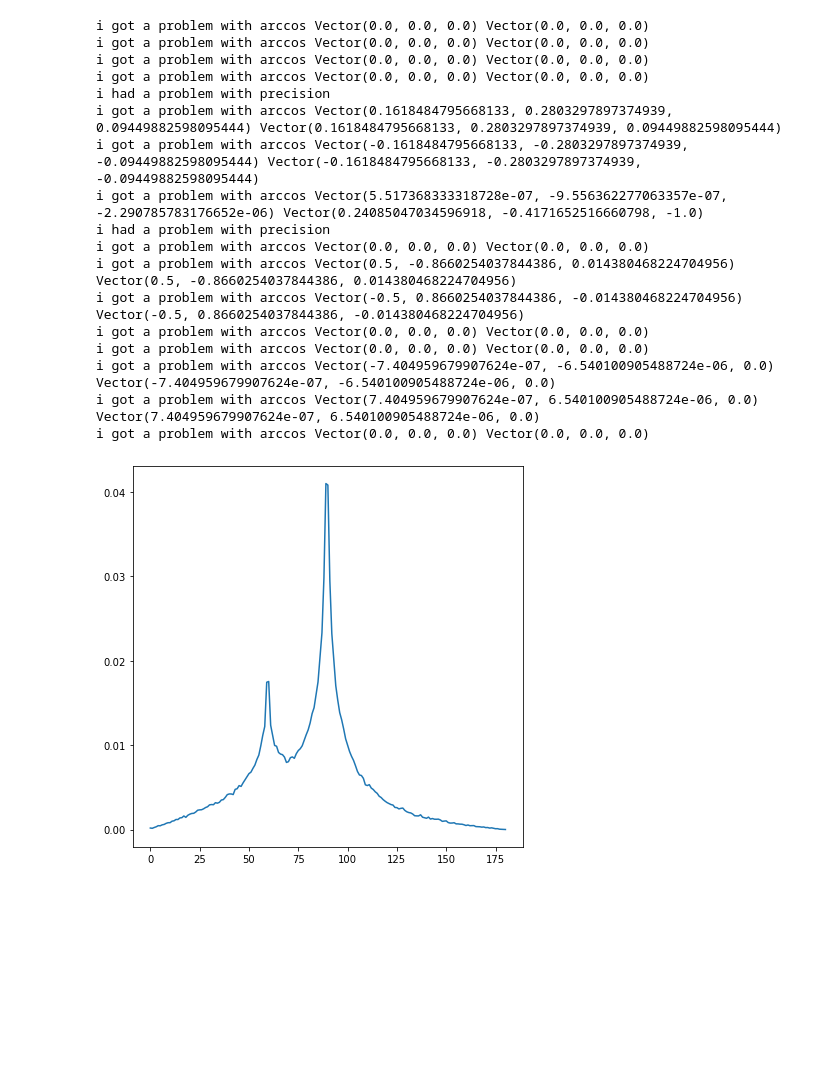
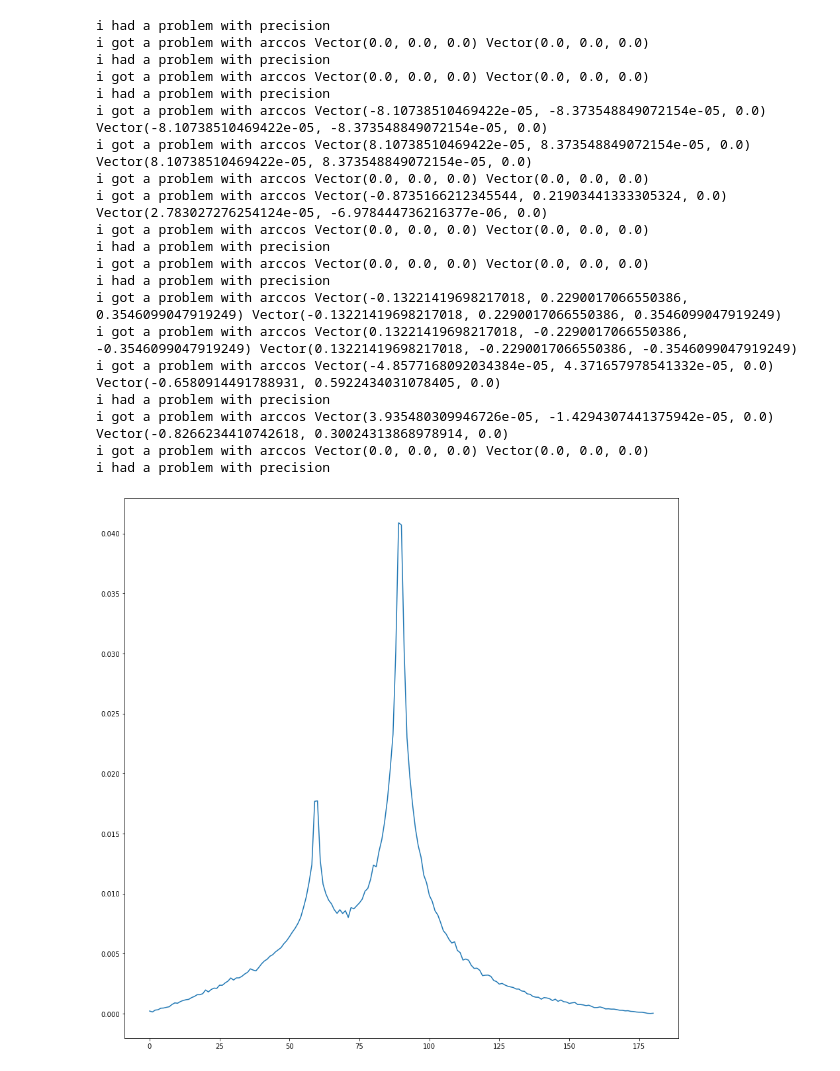
Before and after one commit to lizaconst/analytic-geometry, a Jupyter notebook: 6-triangle-right-prism.ipynb, the cells around one changed output. Saved outputs shown, nothing was run; the diff lists cells and outputs as text; code cells hidden in the pictures; blank space fills up the shorter version.

```diff
--- a/6-triangle-right-prism.ipynb
+++ b/6-triangle-right-prism.ipynb
@@ -347,25 +343,29 @@ def generate_vertex_distribution(n=1000, cube=RegularTriangularPrism()):
 #     generate_random_plane_angles()
 # %%
 %%time
-plt.figure(figsize=(7,7))
+plt.figure(figsize=(15,15))
 plt.plot(generates_n_plates(100000))
+plt.savefig("triangle-right-prism.png", dpi=300)
 plt.show()
 # %% [output]
-i got a problem with arccos Vector(0.0, 0.0, 0.0) Vector(0.0, 0.0, 0.0)
-i got a problem with arccos Vector(0.0, 0.0, 0.0) Vector(0.0, 0.0, 0.0)
-i got a problem with arccos Vector(0.0, 0.0, 0.0) Vector(0.0, 0.0, 0.0)
+i had a problem with precision
 i got a problem with arccos Vector(0.0, 0.0, 0.0) Vector(0.0, 0.0, 0.0)
 i had a problem with precision
-i got a problem with arccos Vector(0.1618484795668133, 0.2803297897374939, 0.09449882598095444) Vector(0.1618484795668133, 0.2803297897374939, 0.09449882598095444)
-i got a problem with arccos Vector(-0.1618484795668133, -0.2803297897374939, -0.09449882598095444) Vector(-0.1618484795668133, -0.2803297897374939, -0.09449882598095444)
-i got a problem with arccos Vector(5.517368333318728e-07, -9.556362277063357e-07, -2.290785783176652e-06) Vector(0.24085047034596918, -0.4171652516660798, -1.0)
+i got a problem with arccos Vector(0.0, 0.0, 0.0) Vector(0.0, 0.0, 0.0)
+i had a problem with precision
+i got a problem with arccos Vector(-8.10738510469422e-05, -8.373548849072154e-05, 0.0) Vector(-8.10738510469422e-05, -8.373548849072154e-05, 0.0)
+i got a problem with arccos Vector(8.10738510469422e-05, 8.373548849072154e-05, 0.0) Vector(8.10738510469422e-05, 8.373548849072154e-05, 0.0)
+i got a problem with arccos Vector(0.0, 0.0, 0.0) Vector(0.0, 0.0, 0.0)
+i got a problem with arccos Vector(-0.8735166212345544, 0.21903441333305324, 0.0) Vector(2.783027276254124e-05, -6.978444736216377e-06, 0.0)
+i got a problem with arccos Vector(0.0, 0.0, 0.0) Vector(0.0, 0.0, 0.0)
 i had a problem with precision
 i got a problem with arccos Vector(0.0, 0.0, 0.0) Vector(0.0, 0.0, 0.0)
-i got a problem with arccos Vector(0.5, -0.8660254037844386, 0.014380468224704956) Vector(0.5, -0.8660254037844386, 0.014380468224704956)
-i got a problem with arccos Vector(-0.5, 0.8660254037844386, -0.014380468224704956) Vector(-0.5, 0.8660254037844386, -0.014380468224704956)
+i had a problem with precision
+i got a problem with arccos Vector(-0.13221419698217018, 0.2290017066550386, 0.3546099047919249) Vector(-0.13221419698217018, 0.2290017066550386, 0.3546099047919249)
+i got a problem with arccos Vector(0.13221419698217018, -0.2290017066550386, -0.3546099047919249) Vector(0.13221419698217018, -0.2290017066550386, -0.3546099047919249)
+i got a problem with arccos Vector(-4.8577168092034384e-05, 4.371657978541332e-05, 0.0) Vector(-0.6580914491788931, 0.5922434031078405, 0.0)
+i had a problem with precision
+i got a problem with arccos Vector(3.935480309946726e-05, -1.4294307441375942e-05, 0.0) Vector(-0.8266234410742618, 0.30024313868978914, 0.0)
 i got a problem with arccos Vector(0.0, 0.0, 0.0) Vector(0.0, 0.0, 0.0)
-i got a problem with arccos Vector(0.0, 0.0, 0.0) Vector(0.0, 0.0, 0.0)
-i got a problem with arccos Vector(-7.404959679907624e-07, -6.540100905488724e-06, 0.0) Vector(-7.404959679907624e-07, -6.540100905488724e-06, 0.0)
-i got a problem with arccos Vector(7.404959679907624e-07, 6.540100905488724e-06, 0.0) Vector(7.404959679907624e-07, 6.540100905488724e-06, 0.0)
-i got a problem with arccos Vector(0.0, 0.0, 0.0) Vector(0.0, 0.0, 0.0)
+i had a problem with precision
-[figure, old version]
+[figure, new version]
```
Also changed, not shown: parts of 5 cells of this notebook, 15 other files.
